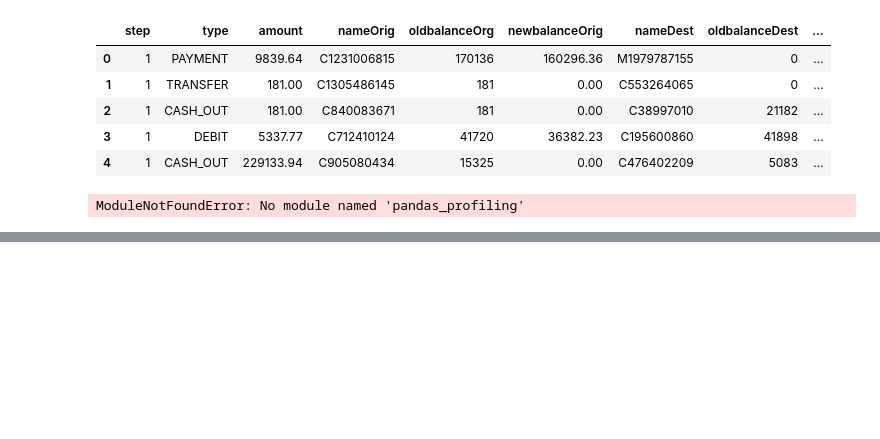
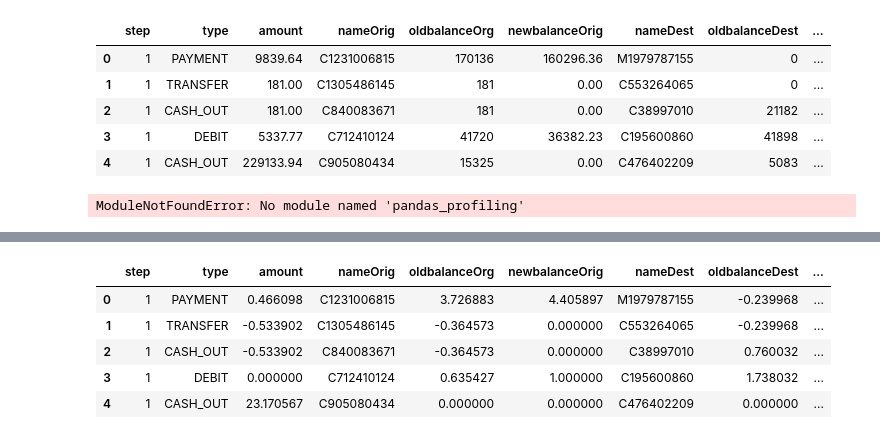
Before and after one commit to Noah369-Create/automated-fraud-detection, a Jupyter notebook: fraud_detection_by_ake.ipynb, the cells around one changed output, grey strips where cells are left out. Saved outputs shown, nothing was run; the diff lists cells and outputs as text; code cells hidden in the pictures; blank space fills up the shorter version.

```diff
--- a/fraud_detection_by_ake.ipynb
+++ b/fraud_detection_by_ake.ipynb
@@ -44,0 +68,9 @@ ModuleNotFoundError: No module named 'pandas_profiling'
+# %%
+df1.head()
+# %% [output]
+|  | step | type | amount | nameOrig | oldbalanceOrg | newbalanceOrig | nameDest | oldbalanceDest | ... |
+| 0 | 1 | PAYMENT | 0.466098 | C1231006815 | 3.726883 | 4.405897 | M1979787155 | -0.239968 | ... |
+| 1 | 1 | TRANSFER | -0.533902 | C1305486145 | -0.364573 | 0.000000 | C553264065 | -0.239968 | ... |
+| 2 | 1 | CASH_OUT | -0.533902 | C840083671 | -0.364573 | 0.000000 | C38997010 | 0.760032 | ... |
+| 3 | 1 | DEBIT | 0.000000 | C712410124 | 0.635427 | 1.000000 | C195600860 | 1.738032 | ... |
+| 4 | 1 | CASH_OUT | 23.170567 | C905080434 | 0.000000 | 0.000000 | C476402209 | 0.000000 | ... |
```
Also changed, not shown: parts of 4 cells of this notebook, 1 other file.
